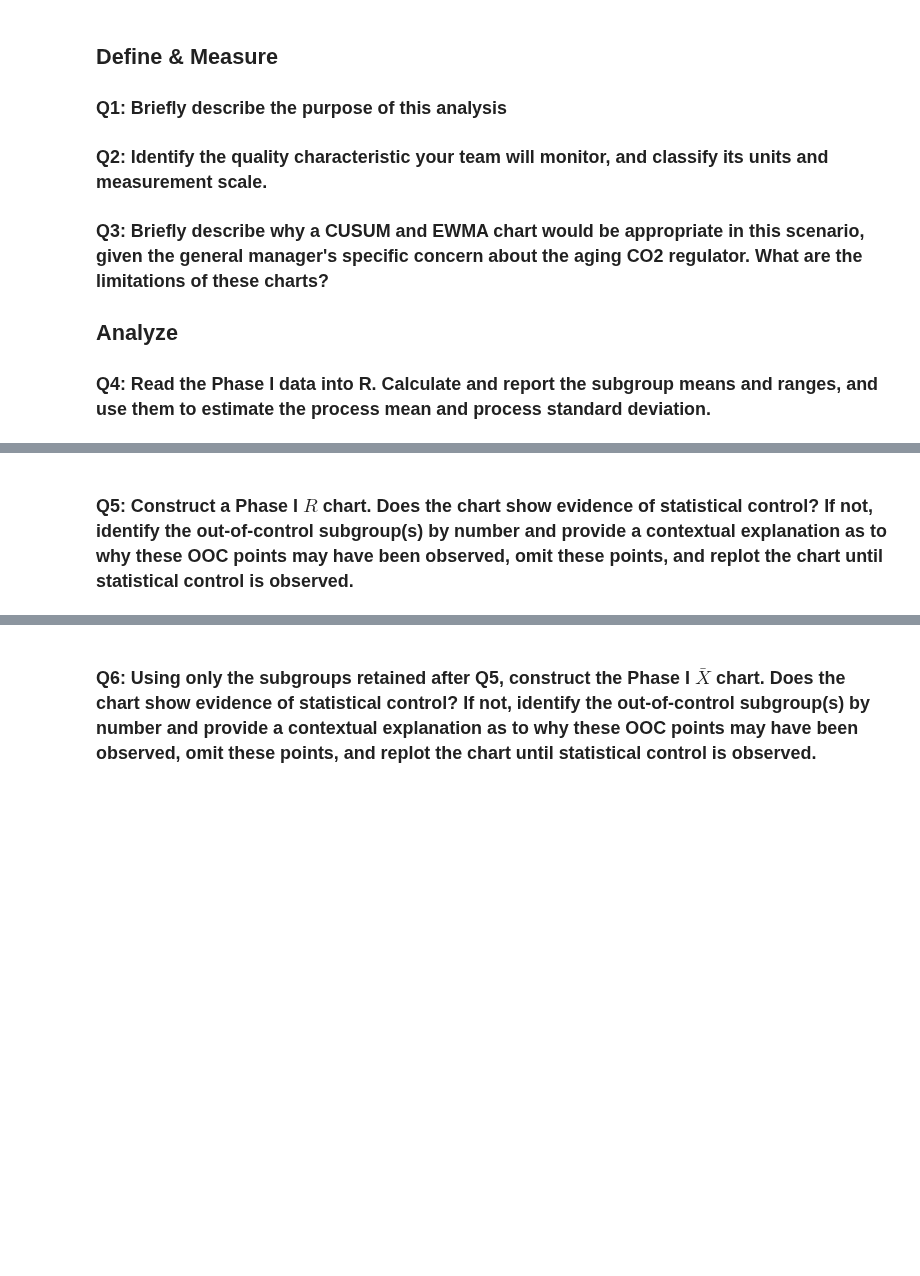
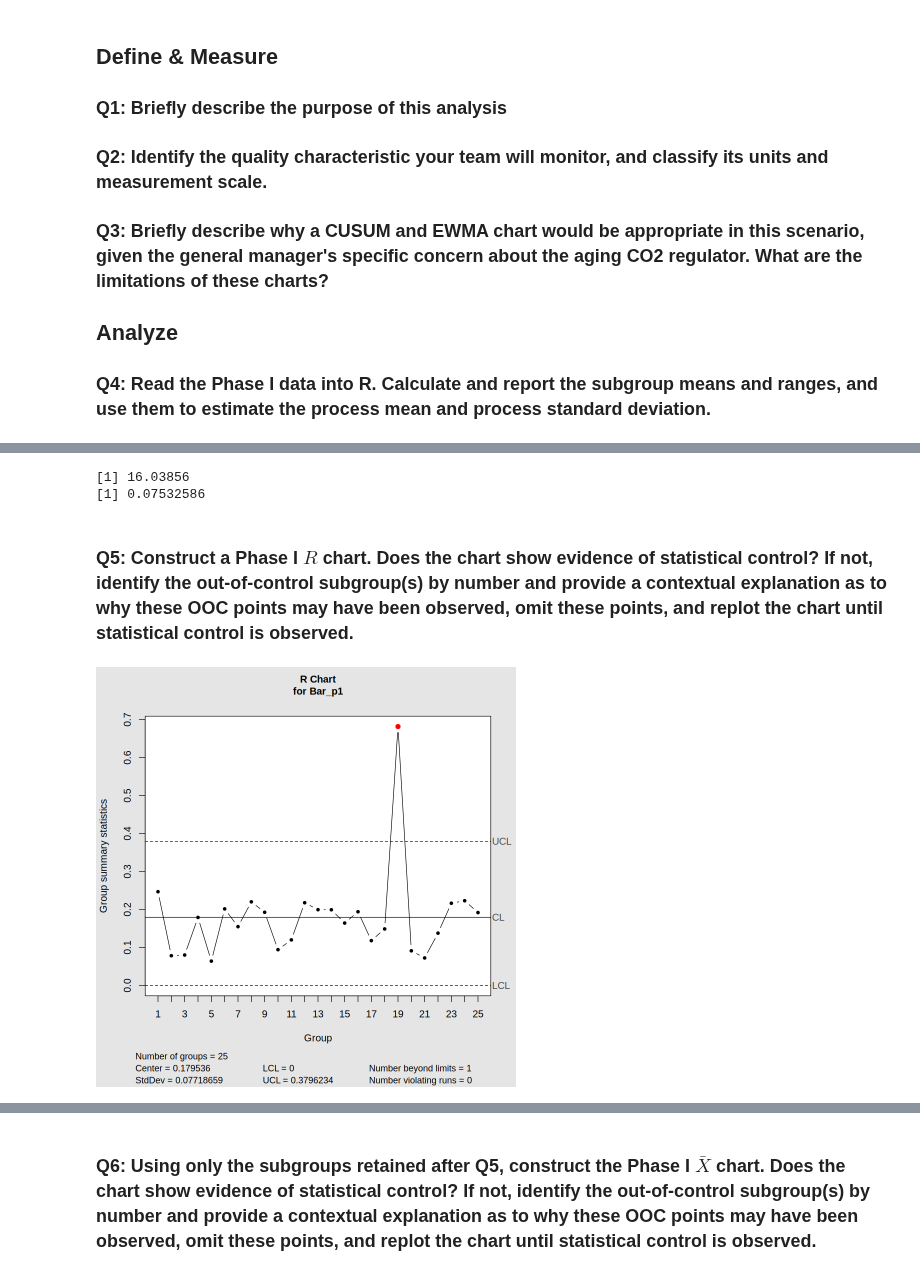
Before and after one commit to tchoud227/STAT-7110-Quality-Control, a Jupyter notebook: Assignments/HW2/STAT-7110-HW2.ipynb, the cells around one changed output, grey strips where cells are left out. Saved outputs shown, nothing was run; the diff lists cells and outputs as text; code cells hidden in the pictures; blank space fills up the shorter version.

Commit message:
phase1

```diff
--- a/Assignments/HW2/STAT-7110-HW2.ipynb
+++ b/Assignments/HW2/STAT-7110-HW2.ipynb
@@ -38,2 +92,4 @@ Your team pulls a baseline (Phase I) sample of pour data from the tap right afte
 # %%
 ## Q4 Code ##
+Bar_p1 <- read_excel("BustersSportsBar_PhaseI.xlsx")
+Bar_p1 |> glimpse()
@@ -39,0 +105,3 @@ Your team pulls a baseline (Phase I) sample of pour data from the tap right afte
+# %%
+#drop subgroup
+Bar_p1 <- Bar_p1 |> select(-Shift)
@@ -40,4 +137,16 @@ Your team pulls a baseline (Phase I) sample of pour data from the tap right afte
+# %%
+#estimate process mean & std
+process_mean <- xbar_p1$center
+print(process_mean)
+process_std <- xbar_p1$std.dev
+print(process_std)
+# %% [output]
+[1] 16.03856
+[1] 0.07532586
 # %% [markdown]
 ### Q5: Construct a Phase I $R$ chart. Does the chart show evidence of statistical control? If not, identify the out-of-control subgroup(s) by number and provide a contextual explanation as to why these OOC points may have been observed, omit these points, and replot the chart until statistical control is observed.
 # %%
 ## Q5 Code ##
+r_chart <- qcc(Bar_p1, type = "R", plot = TRUE)
+# %% [output]
+[figure, added]
```
Also changed, not shown: parts of 9 cells of this notebook.
